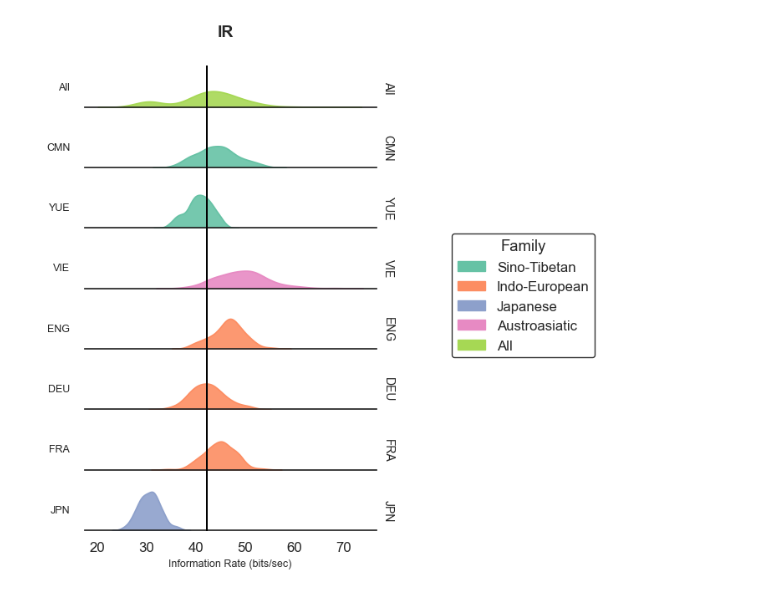
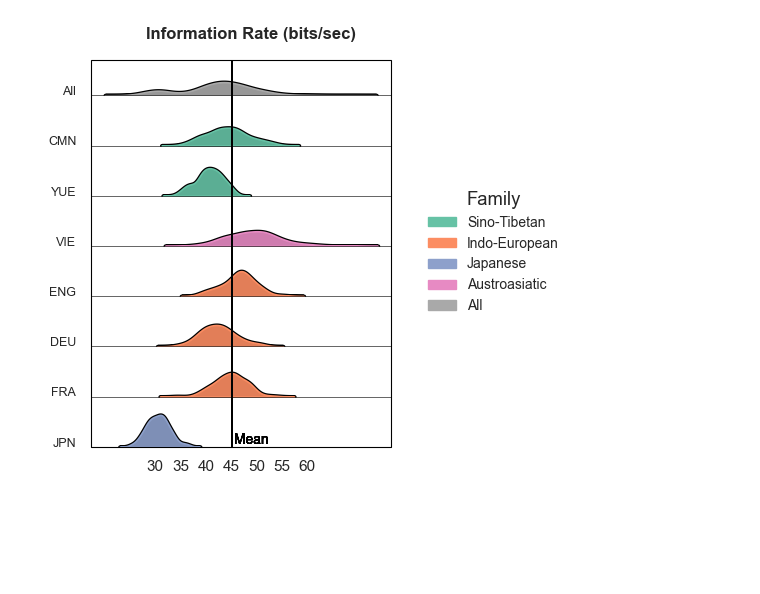
Before and after one commit to ETHZMSProjects/Coupe_Expansion, a Jupyter notebook: emillys_code/plotting.ipynb, the cells around one changed output. Saved outputs shown, nothing was run; the diff lists cells and outputs as text; code cells hidden in the pictures; blank space fills up the shorter version.

Commit message:
Plotting IR per ngram order

```diff
--- a/emillys_code/plotting.ipynb
+++ b/emillys_code/plotting.ipynb
@@ -15,7 +1,13 @@ from scipy.stats import gaussian_kde
 # %%
+import pandas as pd
+import seaborn as sns
+import matplotlib.pyplot as plt
+from matplotlib.patches import Rectangle
+import matplotlib.patches as mpatches
+
 # Load data
 df_IR = pd.read_csv(
-    r"C:/Users/emill/Documents/GitHub/Coupe_Expansion/emillys_code/syll_comparison_coupe_esidaine.csv",
+    "C:/Users/emill/Documents/GitHub/Coupe_Expansion/emillys_code/syll_comparison_coupe_esidaine.csv",
     encoding="utf-8",
     sep=","
 )
@@ -63,8 +55,3 @@ df_long = pd.melt(df,
 
 # Optional: add alpha column (e.g., for plotting transparency)
 df_long["alpha"] = 0.1
-
-print(df_long.head(10))
-
-# Preview
-# print(df_long.head(100))
@@ -83,5 +58,5 @@ print(df_long.head(10))
 # %%
-# === Step 1: Prepare the data ===
+# Prepare the data
 df_sn = df[df['Language'] != 'All']
 df_sn = df_sn.melt(id_vars=['Language', 'Family'],
                    value_vars=['IR_unigram_esidaine', 'SR'],
@@ -100,24 +75,35 @@ df_sn['Language'] = pd.Categorical(df_sn['Language'],
                                    categories=ordered_languages,
                                    ordered=True)
 
-# === Step 2: Setup seaborn ===
+# Setup seaborn
 sns.set(style="white", font_scale=1.1)
 
 # Create color palette by Family
 unique_families = df_sn['Family'].dropna().unique()
-palette_dict = dict(zip(unique_families, sns.color_palette("Set2", len(unique_families))))
+
+custom_palette = sns.color_palette("Set2", n_colors=len(unique_families))
+palette_dict = {fam: color for fam, color in zip(unique_families, custom_palette)}
+palette_dict["All"] = "#A9A9A9"   # Dark grey color for "All"
 df_sn["Color"] = df_sn["Family"].map(palette_dict)
 
-# === Step 3: Plot ===
-g = sns.FacetGrid(df_sn, row="Language", hue="Family", aspect=5, height=0.9,
+# Plot
+g = sns.FacetGrid(df_sn, row="Language", hue="Family", aspect=5, height=0.8,
                   palette=palette_dict, margin_titles=True)
 
 # KDE per language
-g.map_dataframe(sns.kdeplot, x="Value", fill=True, alpha=0.9, linewidth=1.2, common_norm=False)
+def kde_with_outline(data, color, **kwargs):
+    # Draw thick black outline first
+    sns.kdeplot(data=data, x="Value", fill=True, color="black", alpha=1.0,
+                linewidth=3.0, **kwargs)
+    # Then overlay the colored KDE
+    sns.kdeplot(data=data, x="Value", fill=True, color=color, alpha=0.9,
+                linewidth=1.2, **kwargs)
+
+g.map_dataframe(kde_with_outline)
 
 # Draw KDE boundaries and mean
 def draw_mean(data, color, **kwargs):
-    global_mean = df_sn[df_sn['Language'] == 'All']["Value"].mean()
+    global_mean = df[df['Language'] != 'All']["IR_unigram_esidaine"].mean()
 
     # Convert global_mean (data coordinates) to figure x-coordinate
     # Use the leftmost axis to transform the value to figure coordinates
@@ -131,40 +117,74 @@ def draw_mean(data, color, **kwargs):
         color='black', linestyle='-', linewidth=1.2
     ))
 
+    # Annotate the mean line
+    g.figure.text(
+        x_fig_norm + 0.005, 0.11,
+        "Mean",
+        ha='left', va='bottom',
+        fontsize=10, color='black', weight='light'
+    )
+
 # Add custom lines
 g.map_dataframe(draw_mean)
 
-# Aesthetic tweaks
 g.set_titles(row_template="{row_name}", col_template="", size=10)
 
 # Remove vertical facet labels (the default row labels)
 for ax in g.axes[:, 0]:  # Only need to do this for one column
     if hasattr(ax, 'get_ylabel'):
         ax.set_ylabel("")
 
 for ax, label in zip(g.axes.flat, df_sn['Language'].cat.categories):
-    ax.text(-0.05, 0.5, label, transform=ax.transAxes,
+    ax.text(-0.05, 0.1, label, transform=ax.transAxes,
             fontsize= 9 , va='center', ha='right', rotation=0)
 
+
+# Remove default right-side facet titles
+g.set_titles(row_template="")  # Removes default titles
+
+# Hide all y-ticks and labels
+for ax in g.axes.flat:
+    ax.set_ylabel("")
+    ax.set_yticks([])
+
+for ax in g.axes.flat:
+    for spine in ax.spines.values():
+        spine.set_visible(True)
+        spine.set_linewidth(0.5)
+
+
+
 g.set(yticks=[], ylabel="")
-g.set_xlabels("Information Rate (bits/sec)", size=9)
+g.set(xticks=[], xlabel="")
+g.set(xticks=range(30, 65, 5))
+g.set_xticklabels([str(x) for x in range(30, 65, 5)], fontsize = 11)
 g.despine(left=True, bottom=False)
-plt.subplots_adjust(hspace=0.5)
-plt.suptitle("IR", fontsize=14, fontweight='bold', y=0.95)
+plt.subplots_adjust(hspace=0.5, left=0.1, right=0.85)
+plt.suptitle("Information Rate (bits/sec)", fontsize=12, fontweight='bold', y=0.95)
 
 # Create a square-based legend with border
 legend_handles = [
     mpatches.Patch(color=palette_dict[f], label=f) for f in palette_dict
 ]
 legend = g.fig.legend(
     handles=legend_handles,
     title="Family",
     loc='center right',
-    bbox_to_anchor=(1.5, 0.5),
-    frameon=True,  # Adds a border around the legend
-    edgecolor='black'
+    bbox_to_anchor=(1.3, 0.5),
+    frameon=False,
+    edgecolor='black',
+    fontsize = '10'
 )
+g.fig.set_size_inches(4, 5)
+
+# Add rectangle around the figure area
+g.figure.patches.append(Rectangle(
+    (0.1, 0.11), 0.75, 0.774,  # (x,y), width, height in figure coordinates
+    linewidth=0.8, edgecolor='black', facecolor='none',
+    transform=g.figure.transFigure, clip_on=False
+))
 
 plt.show()
 # %% [output]
-[figure, old version]
+[figure, new version]
```
Also changed, not shown: parts of 3 cells of this notebook, 1 other file.
